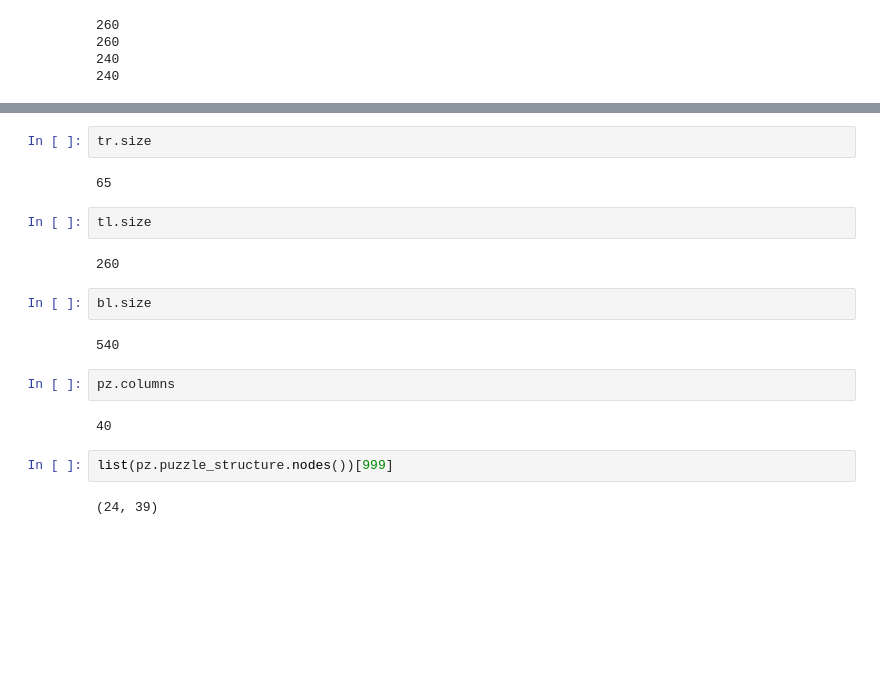
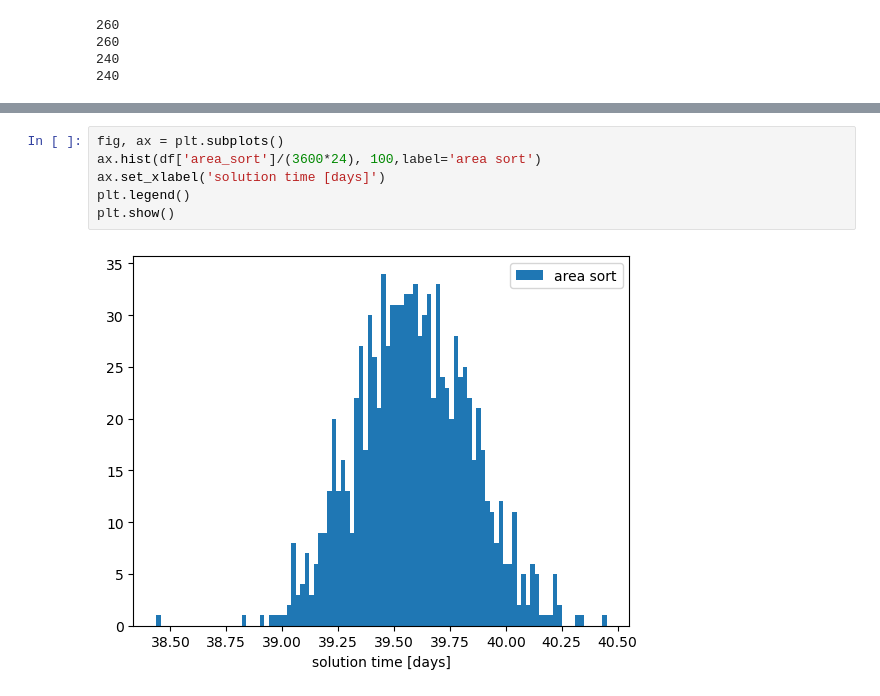
Before and after one commit to cliffplesha/puzzle-solver, a Jupyter notebook: notebook.ipynb, the cells around one changed output, grey strips where cells are left out. Saved outputs shown, nothing was run; the diff lists cells and outputs as text; blank space fills up the shorter version.

```diff
--- a/notebook.ipynb
+++ b/notebook.ipynb
@@ -200,20 +100,8 @@ br.size
-# %%
-tr.size
-# %% [output]
-65
-# %%
-tl.size
-# %% [output]
-260
-# %%
-bl.size
-# %% [output]
-540
-# %%
-pz.columns
-# %% [output]
-40
-# %%
-list(pz.puzzle_structure.nodes())[999]
-# %% [output]
-(24, 39)
+# %%
+fig, ax = plt.subplots()
+ax.hist(df['area_sort']/(3600*24), 100,label='area sort')
+ax.set_xlabel('solution time [days]')
+plt.legend()
+plt.show()
+# %% [output]
+[figure, added]
```
Also changed, not shown: parts of 24 cells of this notebook.
